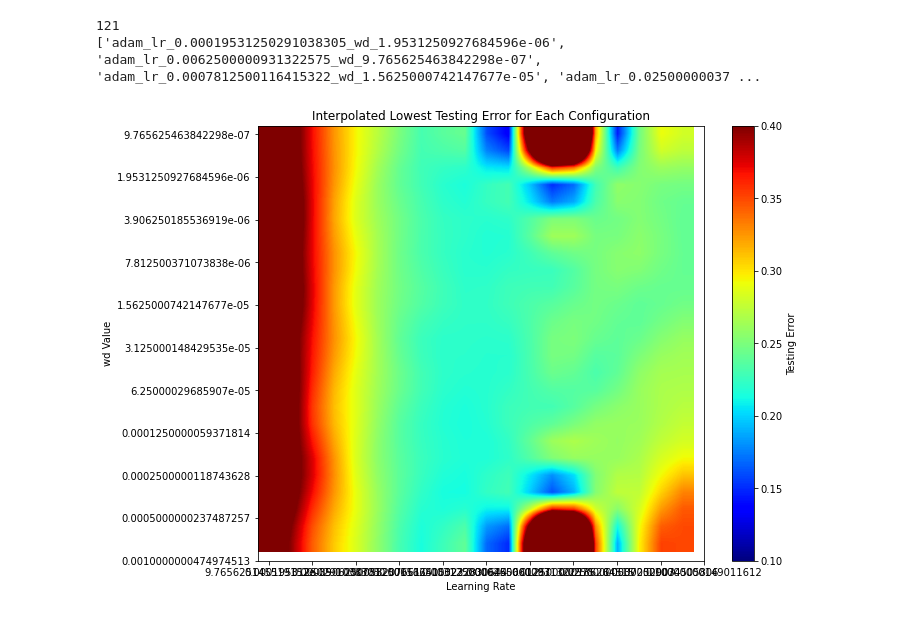
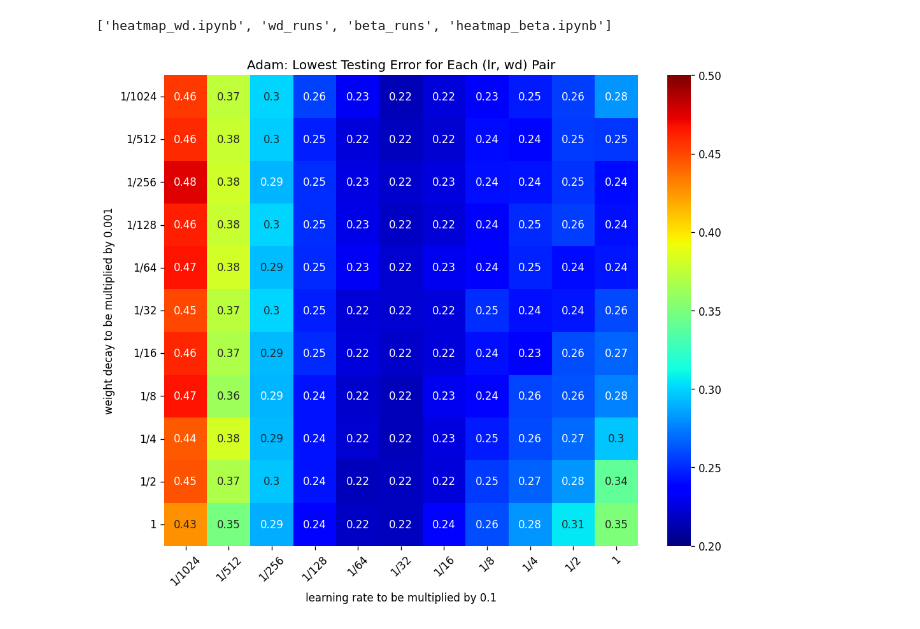
Before and after one commit to Gaaaavin/CS-GY-6763-AMLDS, a Jupyter notebook: vis/heatmap_wd.ipynb, the cells around one changed output. Drawn from its saved outputs; the diff is of its cells as text; code cells hidden in the pictures.

```diff
--- a/vis/heatmap_wd.ipynb
+++ b/vis/heatmap_wd.ipynb
@@ -6,6 +11,11 @@ import matplotlib.pyplot as plt
 import seaborn as sns
 from tensorboard.backend.event_processing.event_accumulator import EventAccumulator
 import scipy.ndimage
+# %%
+os.chdir('/content/drive/MyDrive/PhD/Courses/AMLDS/project')
+os.listdir('./')
+# %% [output]
+['heatmap_wd.ipynb', 'wd_runs', 'beta_runs', 'heatmap_beta.ipynb']
 # %%
 def extract_scalar_data(logdir):
     accumulator = EventAccumulator(logdir, size_guidance={'scalars': 0})
@@ -23,7 +33,7 @@ def extract_scalar_data(logdir):
 
     return min(testing_error) if testing_error else float('nan')
 # %%
-def extract_lr_beta1_from_filename(filename):
+def extract_lr_wd_from_filename(filename):
     components = filename.split('_')
     lr = float(components[2])
     wd = float(components[4])
@@ -34,47 +44,34 @@ vmax=0.4
 # %%
 # Load all log directories
 log_dir_pattern = 'adam_lr_*'
-log_dirs = [d for d in os.listdir('../wd_runs') if re.match(log_dir_pattern, d)]
-print(len(log_dirs))
-print(log_dirs)
+log_dirs = [d for d in os.listdir('./wd_runs') if re.match(log_dir_pattern, d)]
 
 # Extract data and create a dictionary to store the lowest errors
 errors_dict = {}
 for log_dir in log_dirs:
-    lr, wd = extract_lr_beta1_from_filename(log_dir)
-    lowest_error = extract_scalar_data(os.path.join('../wd_runs', log_dir))
+    lr, wd = extract_lr_wd_from_filename(log_dir)
+    lowest_error = extract_scalar_data(os.path.join('./wd_runs', log_dir))
     errors_dict[(lr, wd)] = lowest_error
 
 # Convert dictionary to a numpy array for heatmap
 unique_lrs = sorted(set(lr for lr, _ in errors_dict.keys()))
-unique_beta1s = sorted(set(beta1 for _, beta1 in errors_dict.keys()))
-lowest_errors = np.zeros((len(unique_beta1s), len(unique_lrs)))
+unique_wds = sorted(set(wd for _, wd in errors_dict.keys()))
+lowest_errors = np.zeros((len(unique_wds), len(unique_lrs)))
 
 for i, lr in enumerate(unique_lrs):
-    for j, wd in enumerate(unique_beta1s):
+    for j, wd in enumerate(unique_wds):
         lowest_errors[j, i] = errors_dict.get((lr, wd), 1)
 
-lowest_errors = np.nan_to_num(lowest_errors, nan=1)
-
-# Interpolate the data to create a smoother heatmap
-x = np.linspace(0, len(unique_lrs)-1, len(unique_lrs))
-y = np.linspace(0, len(unique_beta1s)-1, len(unique_beta1s))
-x_new = np.linspace(0, len(unique_lrs)-1, 20)  # Increase 4x to 40 for interpolation
-y_new = np.linspace(0, len(unique_beta1s)-1, 25)  # Increase 5x to 50 for interpolation
-
-data_interpolated = scipy.ndimage.zoom(lowest_errors, (len(y_new)/len(y), len(x_new)/len(x)))
-
-# Plot interpolated heatmap
-plt.figure(figsize=(10, 8))
-plt.imshow(data_interpolated, interpolation='bilinear', cmap='jet', aspect='auto', vmin=vmin, vmax=vmax)
-plt.colorbar(label='Testing Error')
-plt.xticks(ticks=np.linspace(0, 20, len(unique_lrs)), labels=unique_lrs)
-plt.yticks(ticks=np.linspace(0, 25, len(unique_beta1s)), labels=unique_beta1s)
-plt.xlabel('Learning Rate')
-plt.ylabel('wd Value')
-plt.title('Interpolated Lowest Testing Error for Each Configuration')
+xticklabels = [f'1/{2 ** i}' if i != 0 else '1' for i in range(10, -1, -1)]
+yticklabels = [f'1/{2 ** i}' if i != 0 else '1' for i in range(10, -1, -1)]
+plt.figure(figsize=(10, 8), dpi=120)
+sns.heatmap(lowest_errors, annot=True, cmap='jet', vmin=0.2, vmax=0.5,
+            xticklabels=xticklabels, yticklabels=yticklabels)
+plt.xticks(rotation=45, ha='center')
+plt.yticks(rotation=0, ha='right')
+plt.xlabel('learning rate to be multiplied by 0.1')
+plt.ylabel('weight decay to be multiplied by 0.001')
+plt.title('Adam: Lowest Testing Error for Each (lr, wd) Pair')
 plt.show()
 # %% [output]
-121
-['adam_lr_0.00019531250291038305_wd_1.9531250927684596e-06', 'adam_lr_0.0062500000931322575_wd_9.765625463842298e-07', 'adam_lr_0.0007812500116415322_wd_1.5625000742147677e-05', 'adam_lr_0.02500000037 ...
-[figure, old version]
+[figure, new version]
```
Also changed, not shown: parts of 5 cells of this notebook, 2 other files.
